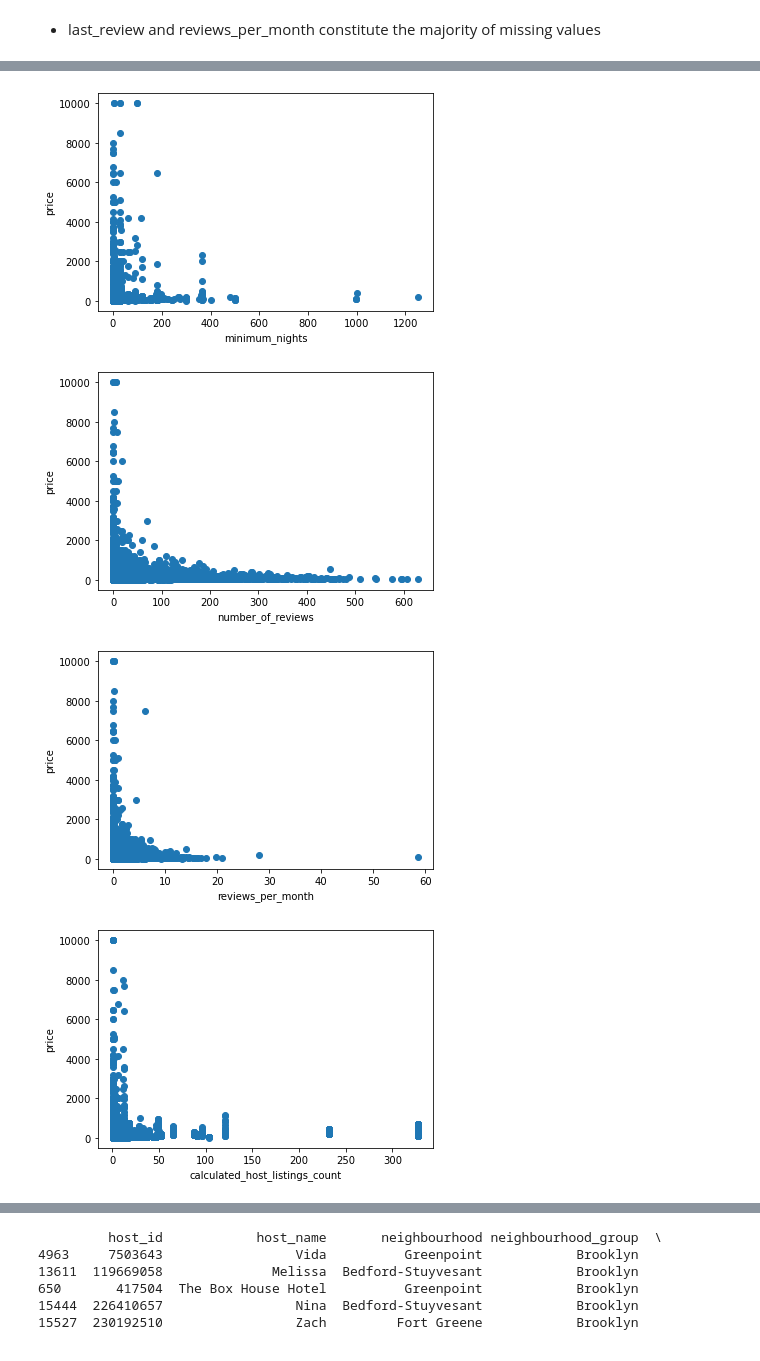
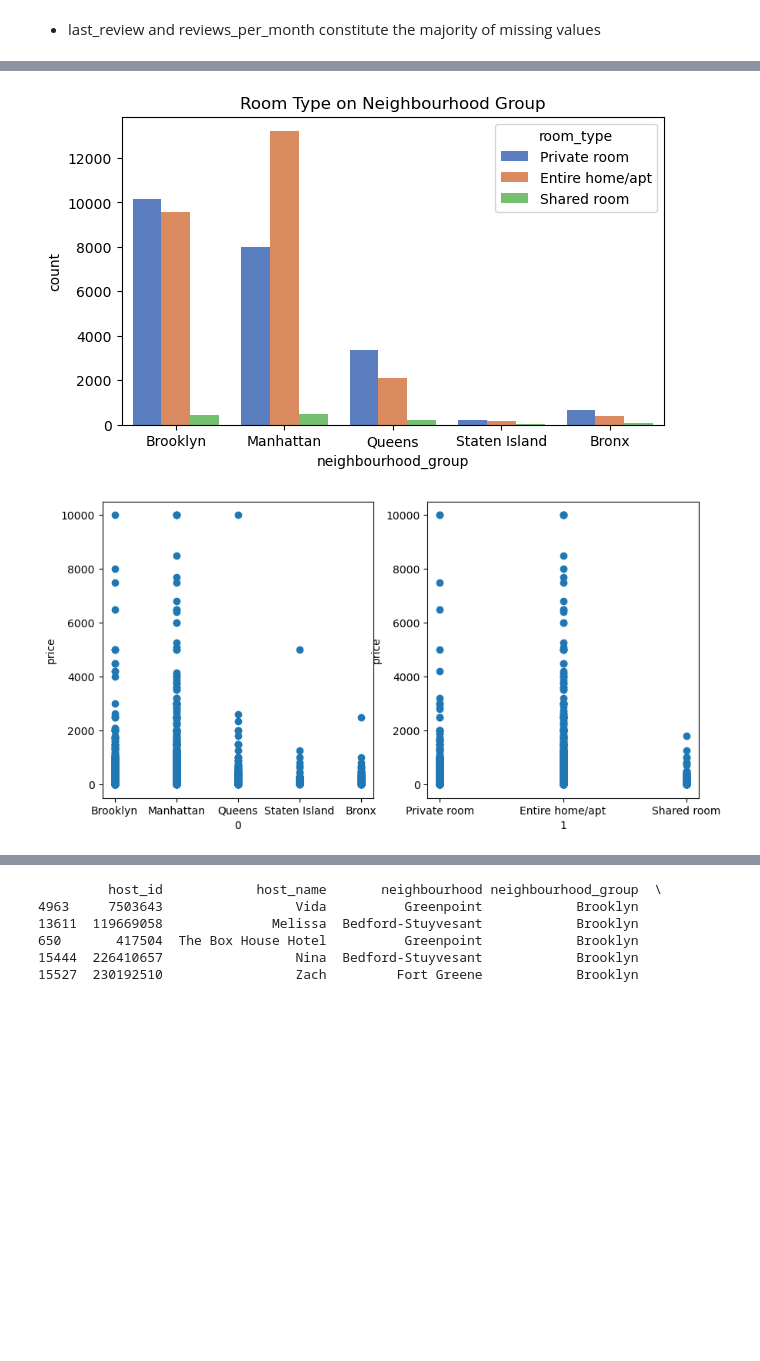
Before and after one commit to Sram777/AirBnb-EDA, a Jupyter notebook: Airbnb-EDA.ipynb, the cells around one changed output, grey strips where cells are left out. Drawn from its saved outputs; the diff is of its cells as text; code cells hidden in the pictures; blank space fills up the shorter version.

```diff
--- a/Airbnb-EDA.ipynb
+++ b/Airbnb-EDA.ipynb
@@ -16,0 +24,3 @@ df.head(3)
+# %%
+dropcols1=['host_name','latitude','longitude']
+df2=df.drop(dropcols1,axis=1)
@@ -79,2 +115,4 @@ dtype: int64
+# %%
+df2=df2.fillna({'reviews_per_month':0})
 # %%
 # Seperating Categorical and Numerical Variables
@@ -183,6 +134,0 @@ Dist_req_var=['price','minimum_nights', 'number_of_reviews','reviews_per_month',
-# %%
-# Distribution of numerical variables
-for i in Dist_req_var:
-    plt.hist(df[i],bins=50)
-    plt.xlabel(i)
-    plt.show()
@@ -199,12 +172,17 @@ for i in Dist_req_var:
+# %%
+plt.figure(figsize=(7,4))
+plt.title("Room Type on Neighbourhood Group")
+sns.countplot(df.neighbourhood_group,hue=df.room_type, palette="muted")
+plt.show()
+# %% [output]
+[figure, added]
 # %%
-# Scatter plot of numerical variables vs Price
-for i in Dist_req_var[1:]:
-    plt.scatter(df[i],df['price'])
+cat_count=['neighbourhood_group','room_type']
+plt.figure(figsize=(10,5))
+for i in range(len(cat_count)):
+    plt.subplot(1,2,i+1)
+    plt.scatter(df2[cat_count[i]],df2['price'])
     plt.xlabel(i)
     plt.ylabel("price")
-    plt.show()
 # %% [output]
-[figure, old version]
+[figure, new version]
-[figure, removed]
-[figure, removed]
-[figure, removed]
```
Also changed, not shown: parts of 57 cells of this notebook.
